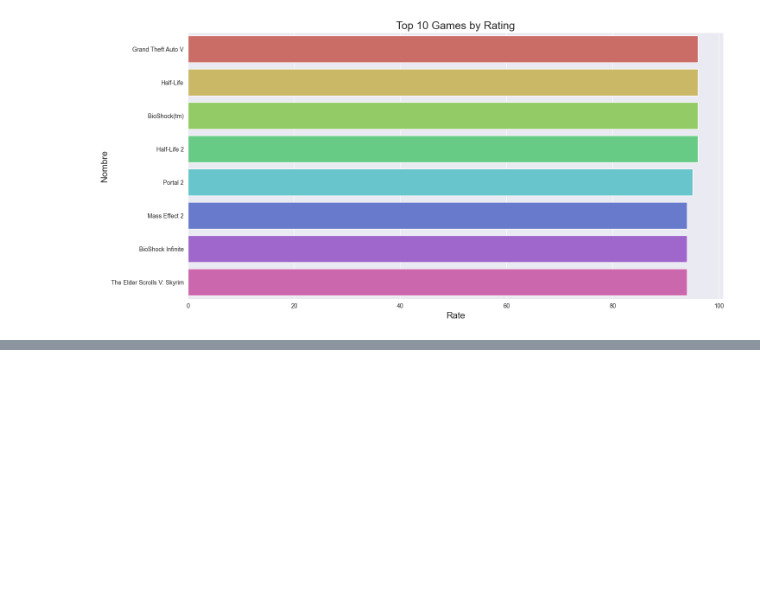
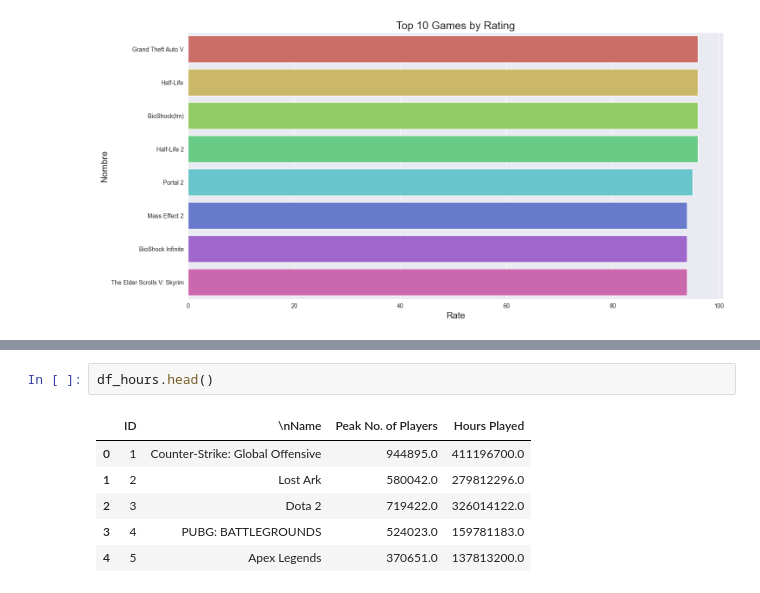
Before and after one commit to JacoboFdez/PROJECTO, a Jupyter notebook: CSV´s.ipynb, the cells around one changed output, grey strips where cells are left out. Drawn from its saved outputs; the diff is of its cells as text; blank space fills up the shorter version.

```diff
--- a/CSV´s.ipynb
+++ b/CSV´s.ipynb
@@ -348,0 +446,9 @@ plt.title('Top 10 Games by Rating',fontsize=18)
+# %%
+df_hours.head()
+# %% [output]
+|  | ID | \nName | Peak No. of Players | Hours Played |
+| 0 | 1 | Counter-Strike: Global Offensive | 944895.0 | 411196700.0 |
+| 1 | 2 | Lost Ark | 580042.0 | 279812296.0 |
+| 2 | 3 | Dota 2 | 719422.0 | 326014122.0 |
+| 3 | 4 | PUBG: BATTLEGROUNDS | 524023.0 | 159781183.0 |
+| 4 | 5 | Apex Legends | 370651.0 | 137813200.0 |
```
Also changed, not shown: parts of 36 cells of this notebook, 1 other file.
